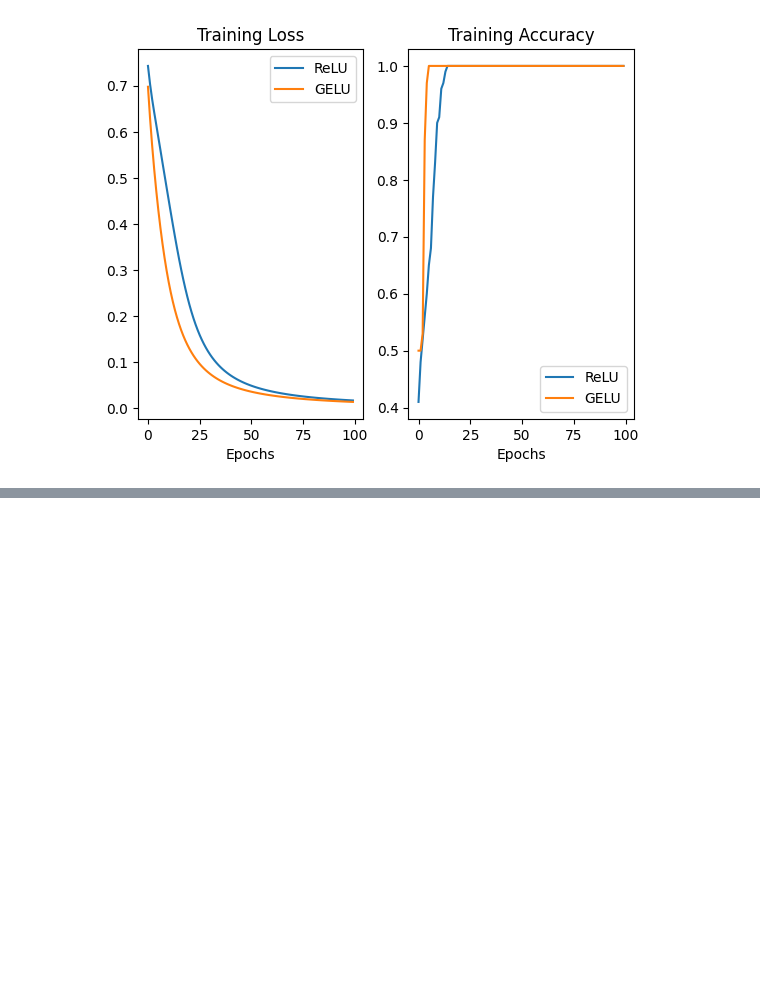
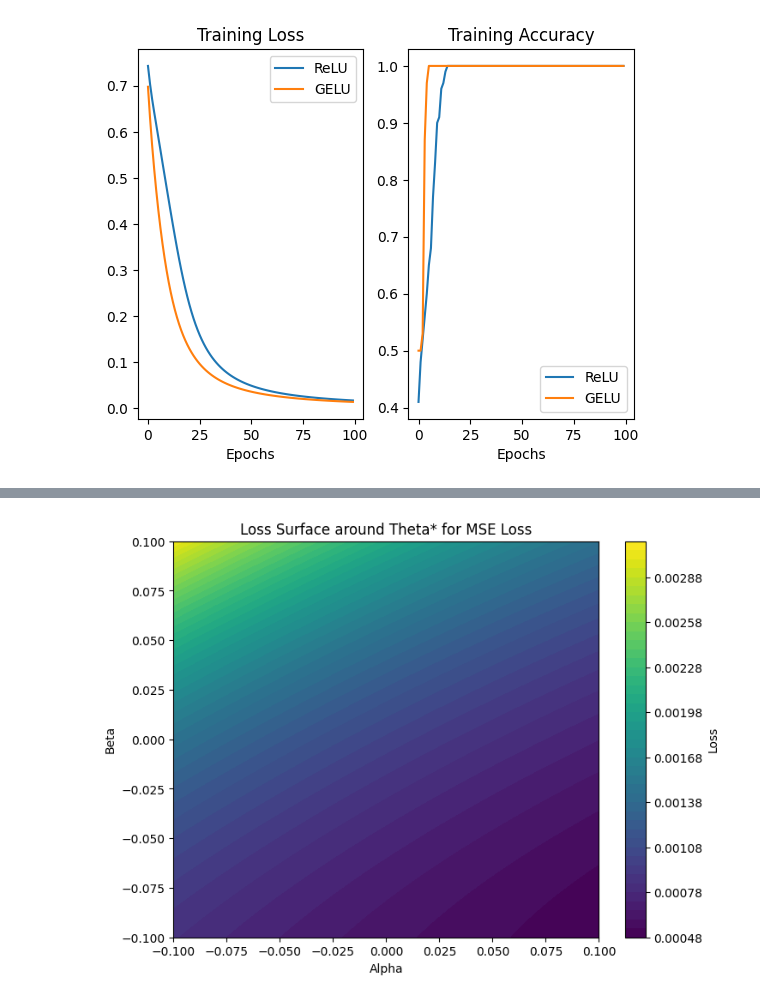
Before and after one commit to surabhipandey18/Deep-Learning, a Jupyter notebook: Backpropagation and Different Activations/gelu_activation.ipynb, the cells around one changed output, grey strips where cells are left out. Cells and saved outputs as stored; diff of their text form; code cells hidden in the pictures; blank space fills up the shorter version.

```diff
--- a/Backpropagation and Different Activations/gelu_activation.ipynb
+++ b/Backpropagation and Different Activations/gelu_activation.ipynb
@@ -121,0 +190,18 @@ plt.show()
+# %%
+criterion_MSE = nn.MSELoss()
+for i, a in enumerate(alpha_vals):
+    for j, b in enumerate(beta_vals):
+        theta_ij = params + a * d1 + b * d2
+        set_weights(model_relu, theta_ij)
+        with torch.no_grad():
+            loss_surface[i, j] = criterion_MSE(model_relu(X), Y).item()
+# %%
+plt.figure(figsize=(8, 6))
+plt.contourf(alpha_vals, beta_vals, loss_surface.T, levels=50, cmap='viridis')
+plt.colorbar(label='Loss')
+plt.title('Loss Surface around Theta* for MSE Loss')
+plt.xlabel('Alpha')
+plt.ylabel('Beta')
+plt.show()
+# %% [output]
+[figure, added]
```
Also changed, not shown: parts of 14 cells of this notebook, 13 other files.
